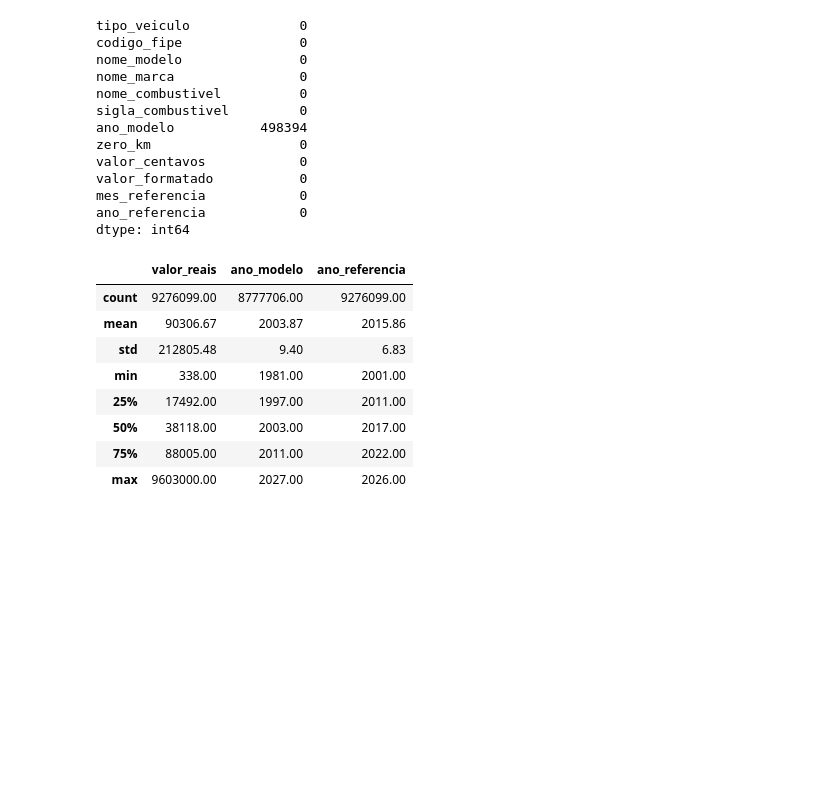
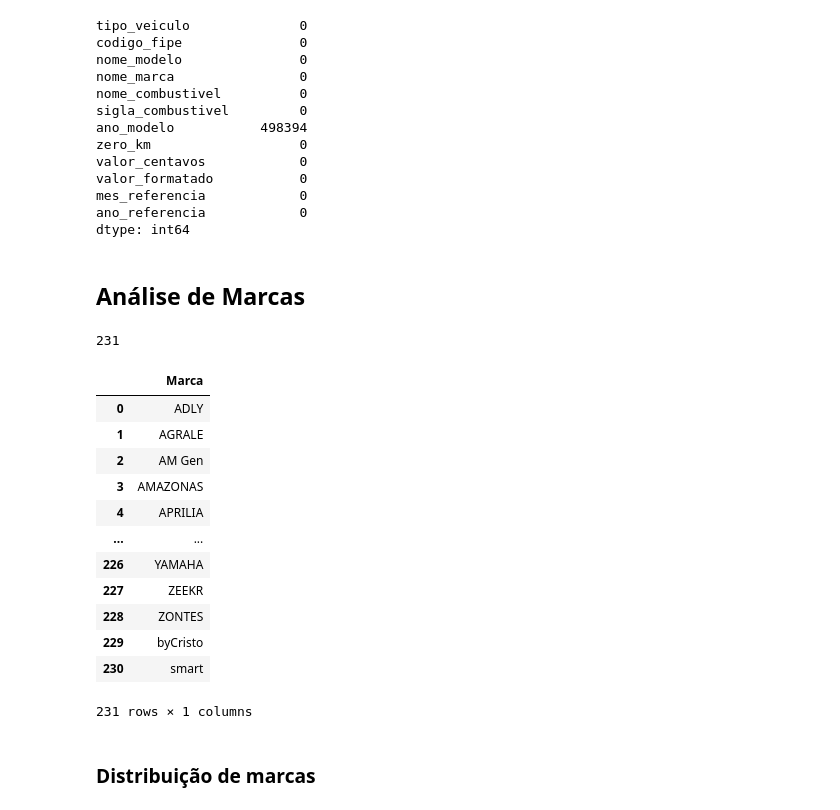
Before and after one commit to Nicollaxs/FIPE, a Jupyter notebook: Data Layer/raw/analytics.ipynb, the cells around one changed output. Drawn from its saved outputs; the diff is of its cells as text; code cells hidden in the pictures; blank space fills up the shorter version.

```diff
--- a/Data Layer/raw/analytics.ipynb
+++ b/Data Layer/raw/analytics.ipynb
@@ -63,25 +97,30 @@ valor_formatado           0
 mes_referencia            0
 ano_referencia            0
 dtype: int64
-# %%
-pd.options.display.float_format = '{:.2f}'.format
-
-df['valor_reais'] = df['valor_centavos']/100
-
-df_clean = df[df['valor_centavos'] > 0].copy()
-
-df_clean['data_referencia'] = pd.to_datetime(
-    df_clean['ano_referencia'].astype(str) + '-' + df_clean['mes_referencia'].astype(str) + '-01'
-)
-
-df_clean[['valor_reais','ano_modelo', 'ano_referencia']].describe()
-# %% [output]
-|  | valor_reais | ano_modelo | ano_referencia |
-| count | 9276099.00 | 8777706.00 | 9276099.00 |
-| mean | 90306.67 | 2003.87 | 2015.86 |
-| std | 212805.48 | 9.40 | 6.83 |
-| min | 338.00 | 1981.00 | 2001.00 |
-| 25% | 17492.00 | 1997.00 | 2011.00 |
-| 50% | 38118.00 | 2003.00 | 2017.00 |
-| 75% | 88005.00 | 2011.00 | 2022.00 |
-| max | 9603000.00 | 2027.00 | 2026.00 |
+# %% [markdown]
+## Análise de Marcas
+# %%
+len(df['nome_marca'].unique())
+# %% [output]
+231
+# %%
+df['nome_marca'].unique()
+
+marcas = pd.DataFrame(df['nome_marca'].unique(), columns =['Marca'])
+marcas
+# %% [output]
+|  | Marca |
+| 0 | ADLY |
+| 1 | AGRALE |
+| 2 | AM Gen |
+| 3 | AMAZONAS |
+| 4 | APRILIA |
+| ... | ... |
+| 226 | YAMAHA |
+| 227 | ZEEKR |
+| 228 | ZONTES |
+| 229 | byCristo |
+| 230 | smart |
+231 rows × 1 columns
+# %% [markdown]
+### Distribuição de marcas
```
Also changed, not shown: parts of 26 cells of this notebook, 8 other files.
